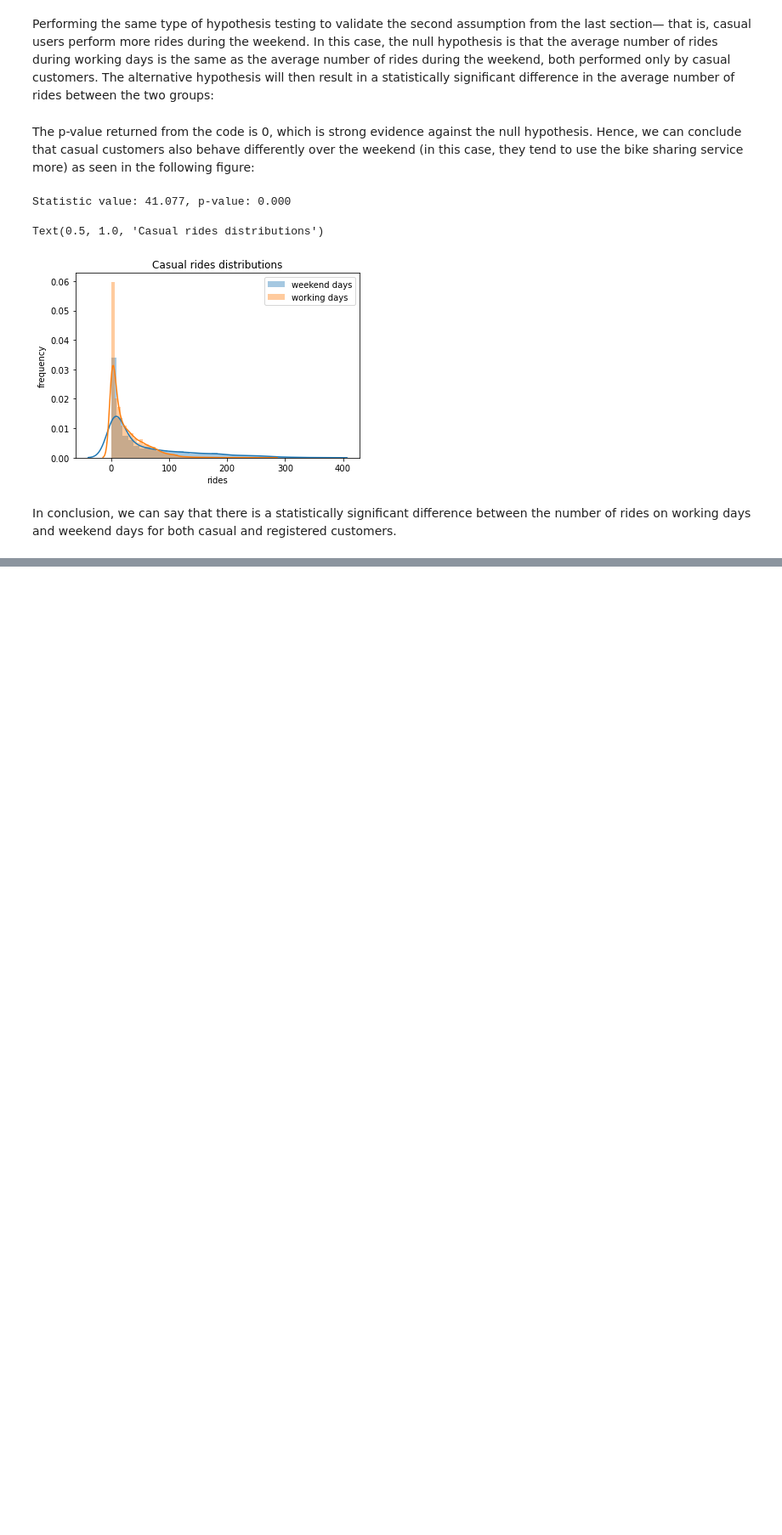
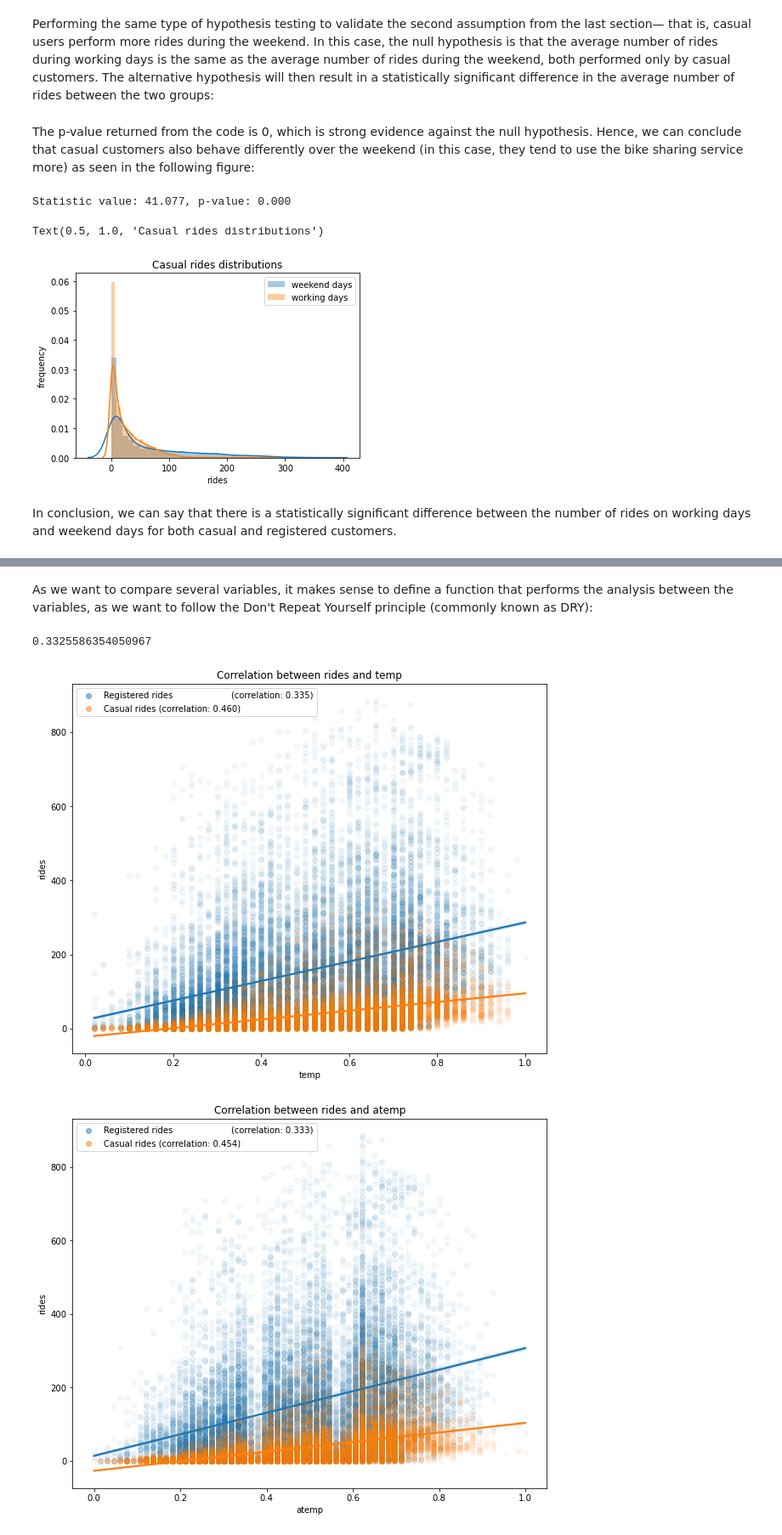
Before and after one commit to gianmaranon/biking_analysis, a Jupyter notebook: sharing_bike.ipynb, the cells around one changed output, grey strips where cells are left out. Shown at 85% size. Drawn from its saved outputs; the diff is of its cells as text; code cells hidden in the pictures; blank space fills up the shorter version.

Commit message:
analysis of weather related features

```diff
--- a/sharing_bike.ipynb
+++ b/sharing_bike.ipynb
@@ -602,0 +641,40 @@ In conclusion, we can say that there is a statistically significant difference b
+# %% [markdown]
+As we want to compare several variables, it makes sense to define a function that performs the analysis between the variables, as we want to follow the Don't Repeat Yourself principle (commonly known as DRY):
+# %%
+def plot_correlations(data, col):
+# get correlation between col and registered rides - np.corrcoeff is a numpy function
+    corr_r = np.corrcoef(data[col], data["registered"])[0,1]
+    ax = sns.regplot(x=col, y="registered", data=data, \
+                     scatter_kws={"alpha":0.05}, \
+                     label=f"Registered rides \
+                     (correlation: {corr_r:.3f})")
+# get correlation between col and casual rides
+    corr_c = np.corrcoef(data[col], data["casual"])[0,1]
+    ax = sns.regplot(x=col, y='casual', data=data, \
+                     scatter_kws={"alpha":0.05}, \
+                     label=f"Casual rides (correlation: {corr_c:.3f})")
+    #adjust legend alpha
+    legend = ax.legend()
+    for lh in legend.legendHandles:
+        lh.set_alpha(0.5)
+    ax.set_ylabel("rides")
+    ax.set_title(f"Correlation between rides and {col}")
+    return ax
+# %%
+#testing corr_r code
+test = np.corrcoef(preprocessed_data['atemp'], preprocessed_data["registered"])
+#test[0,1]
+test[1,0]
+# %% [output]
+0.3325586354050967
+# %%
+#Applying the previously defined function to the four columns (temp, atemp, hum, and windspeed) returns the following figure:
+plt.figure(figsize=(10,8))
+ax = plot_correlations(preprocessed_data, 'temp')
+plt.savefig('figs/correlation_temp.png', format='png')
+plt.figure(figsize=(10,8))
+ax = plot_correlations(preprocessed_data, 'atemp')
+plt.savefig('figs/correlation_atemp.png', format='png')
+# %% [output]
+[figure, added]
+[figure, added]
```
Also changed, not shown: parts of 6 cells of this notebook, 5 other files.
